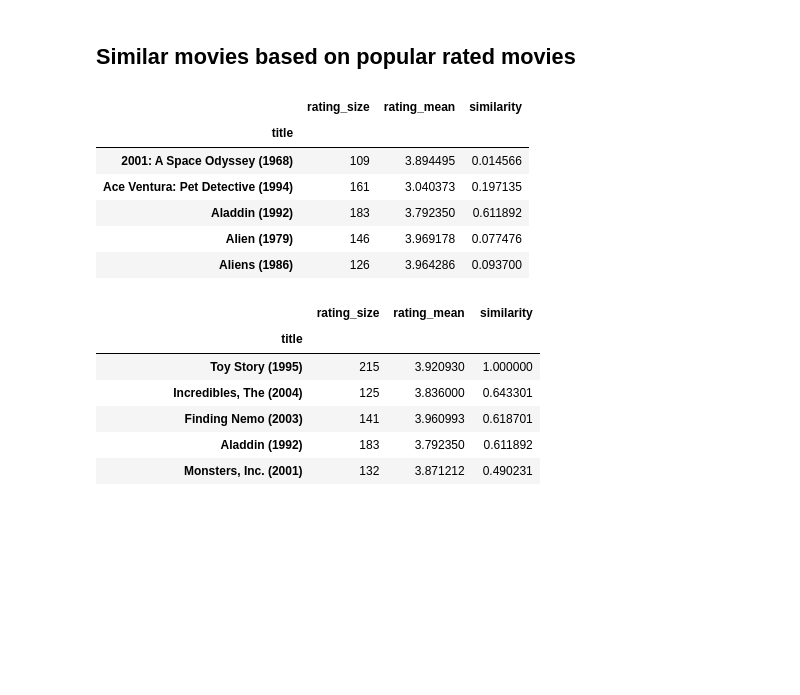
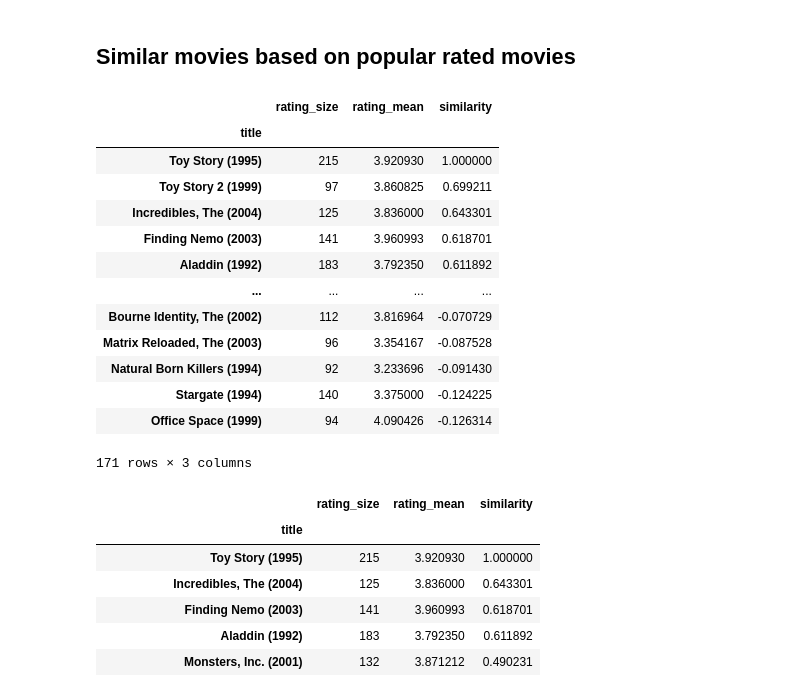
Before and after one commit to mustaphazeezat/movie-recomendation-system, a Jupyter notebook: model/main.ipynb, the cells around one changed output. Cells and saved outputs as stored; diff of their text form; code cells hidden in the pictures; blank space fills up the shorter version.

```diff
--- a/model/main.ipynb
+++ b/model/main.ipynb
@@ -107,18 +104,25 @@ movieStat[popularMovies].sort_values([('rating', 'mean')], ascending=False)[:15]
 ## Similar movies based on popular rated movies
 # %%
 movieStat.columns = ['rating_size', 'rating_mean']
-popularMovies = movieStat['rating_size'] >= 100
+popularMovies = movieStat['rating_size'] >= 110
 
 similarMovies = movieStat[popularMovies].join(
     pd.DataFrame(similarMovie, columns=['similarity'])
 )
-similarMovies.head()
+similarMovies.sort_values(by='similarity', ascending=False)
 # %% [output]
 |  | rating_size | rating_mean | similarity |
 | title |  |  |  |
-| 2001: A Space Odyssey (1968) | 109 | 3.894495 | 0.014566 |
-| Ace Ventura: Pet Detective (1994) | 161 | 3.040373 | 0.197135 |
+| Toy Story (1995) | 215 | 3.920930 | 1.000000 |
+| Toy Story 2 (1999) | 97 | 3.860825 | 0.699211 |
+| Incredibles, The (2004) | 125 | 3.836000 | 0.643301 |
+| Finding Nemo (2003) | 141 | 3.960993 | 0.618701 |
 | Aladdin (1992) | 183 | 3.792350 | 0.611892 |
-| Alien (1979) | 146 | 3.969178 | 0.077476 |
-| Aliens (1986) | 126 | 3.964286 | 0.093700 |
+| ... | ... | ... | ... |
+| Bourne Identity, The (2002) | 112 | 3.816964 | -0.070729 |
+| Matrix Reloaded, The (2003) | 96 | 3.354167 | -0.087528 |
+| Natural Born Killers (1994) | 92 | 3.233696 | -0.091430 |
+| Stargate (1994) | 140 | 3.375000 | -0.124225 |
+| Office Space (1999) | 94 | 4.090426 | -0.126314 |
+171 rows × 3 columns
 # %%
```
Also changed, not shown: parts of 14 cells of this notebook, 6 other files.
